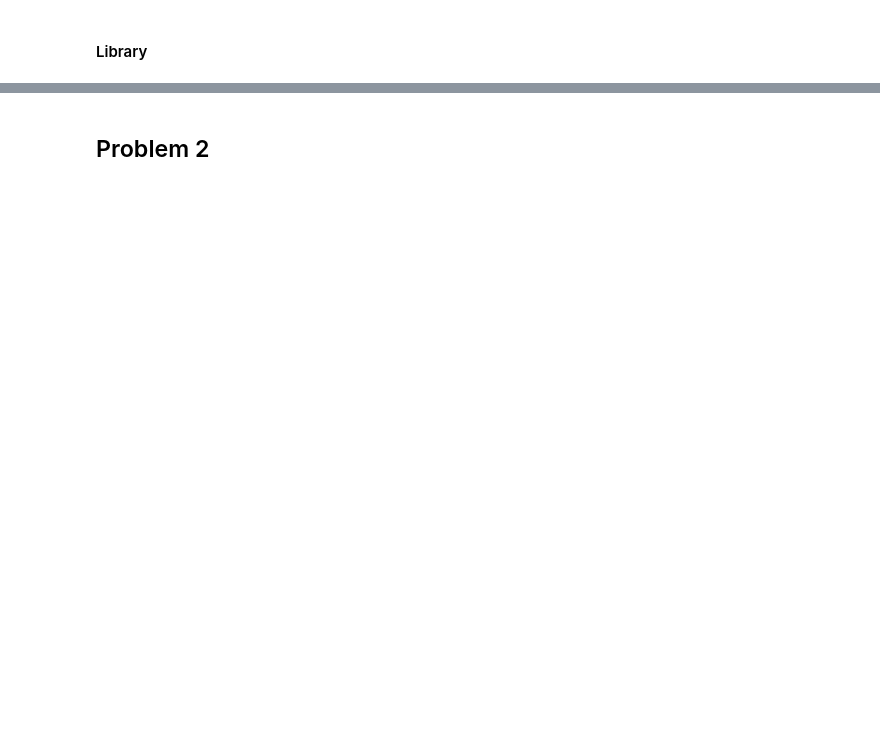
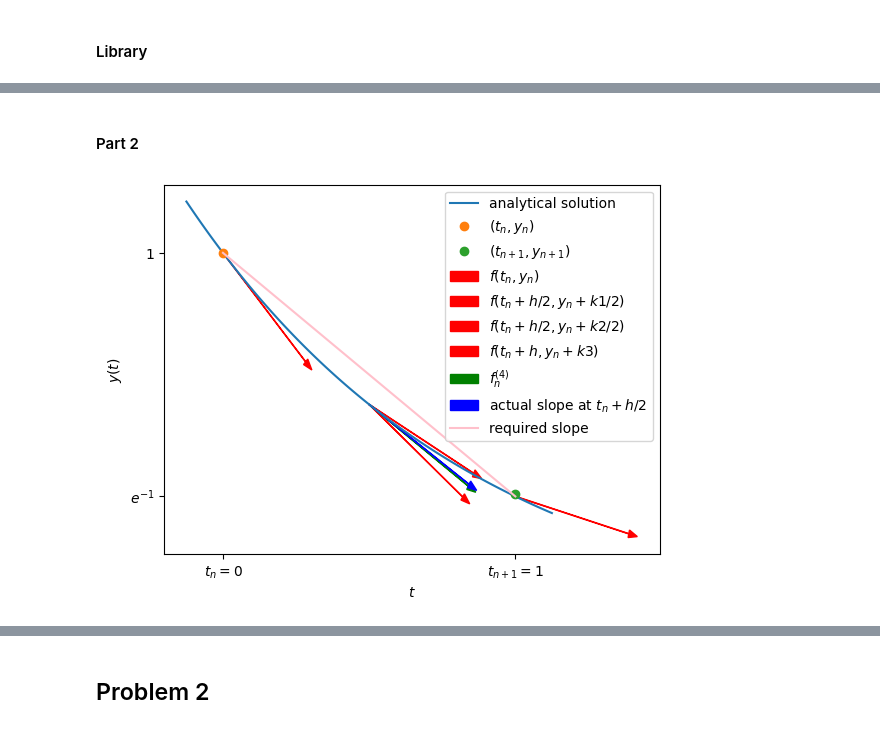
Before and after one commit to pranav-joshi-iitgn/PH509, a Jupyter notebook: Assignment2/A2.ipynb, the cells around one changed output, grey strips where cells are left out. Drawn from its saved outputs; the diff is of its cells as text; code cells hidden in the pictures; blank space fills up the shorter version.

```diff
--- a/Assignment2/A2.ipynb
+++ b/Assignment2/A2.ipynb
@@ -246,0 +353,33 @@ def CoupledRadioactiveDecay(tau_A=1, tau_B=2, N_A_0=1, N_B_0=0,**kwargs):
+# %% [markdown]
+#### Part 2
+# %%
+# Exact solution
+plt.plot(t,y(t),label="analytical solution")
+plt.xlabel("$t$"); plt.ylabel("$y(t)$")
+# Marking point
+t_n = 0; y_n = y(t_n)
+plt.plot(t_n,y_n,'o',label="$(t_n,y_n)$")
+# RK2 step
+m1 = dydt(t_n,y_n); k1 = m1*h
+m2 = dydt(t_n+h/2,y_n+k1/2); k2 = m2*h
+m3 = dydt(t_n+h/2,y_n+k2/2); k3 = m3*h
+m4 = dydt(t_n+h,y_n+k3); k4 = m4*h
+t_np1 = t_n + h
+y_np1 = y_n + (k1/6 + k2/3 + k3/3 + k4/6)
+# Marking point
+plt.plot(t_np1,y_np1,'o',label="$(t_{n+1},y_{n+1})$")
+# Drawing arrows
+draw_arrow(t_n, m = k1, label="$f(t_n,y_n)$")
+draw_arrow(t_n + h/2, m = m2, label="$f(t_n+h/2,y_n+k1/2)$")
+draw_arrow(t_n + h/2, m = m3, label="$f(t_n+h/2,y_n+k2/2)$")
+draw_arrow(t_n + h, m = m4, label="$f(t_n+h,y_n+k3)$")
+f_4 = (m1/6 + m2/3 + m3/3 + m4/6)
+draw_arrow(t_n + h/2, m = f_4,label="$f_n^{(4)}$",c='green')
+draw_arrow(t_n + h/2, label="actual slope at $t_n + h/2$",c='blue')
+plt.plot([t_n,t_np1],[y_n,y(t_np1)],label = 'required slope',color="pink")
+plt.xticks([0,1],labels=["$t_n=0$","$t_{n+1}=1$"])
+plt.yticks([y(0),y(1)],labels=["1","$e^{-1}$"])
+plt.legend()
+plt.show()
+# %% [output]
+[figure, added]
```
Also changed, not shown: parts of 35 cells of this notebook, 1 other file.
